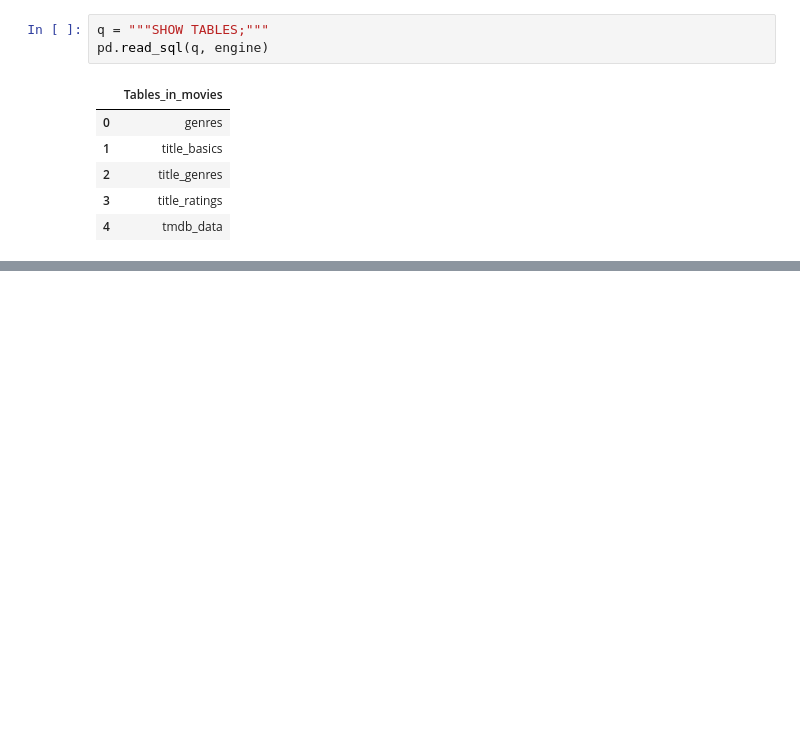
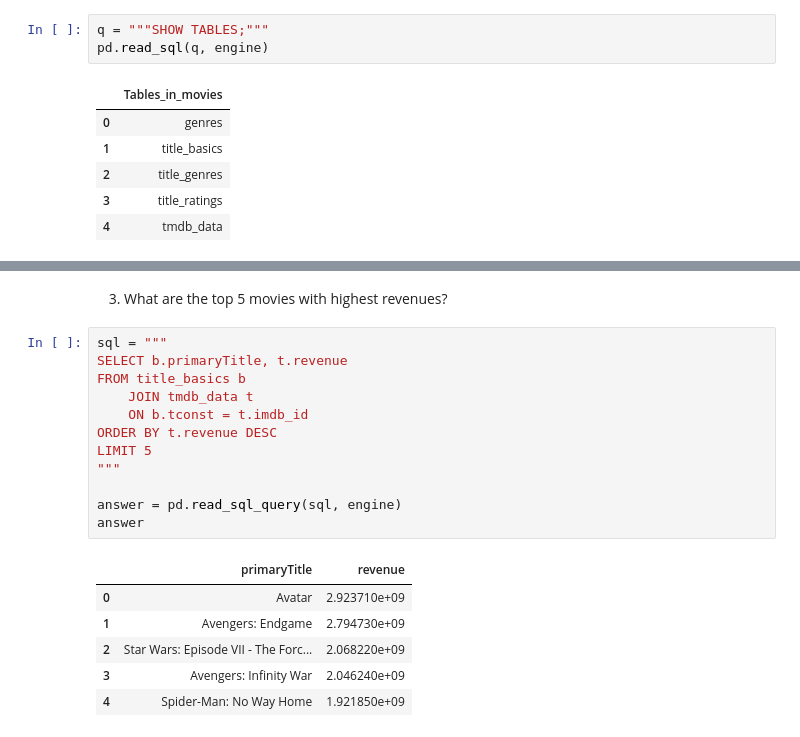
Before and after one commit to daisy-rivera/Movie-Analysis, a Jupyter notebook: Movies Project Pt 3.3 - Create SQL Database.ipynb, the cells around one changed output, grey strips where cells are left out. Saved outputs shown, nothing was run; the diff lists cells and outputs as text; blank space fills up the shorter version.

```diff
--- a/Movies Project Pt 3.3 - Create SQL Database.ipynb
+++ b/Movies Project Pt 3.3 - Create SQL Database.ipynb
@@ -567,0 +625,21 @@ answer.head()
+# %% [markdown]
+3. What are the top 5 movies with highest revenues?
+# %%
+sql = """
+SELECT b.primaryTitle, t.revenue
+FROM title_basics b
+    JOIN tmdb_data t
+    ON b.tconst = t.imdb_id
+ORDER BY t.revenue DESC
+LIMIT 5
+"""
+
+answer = pd.read_sql_query(sql, engine)
+answer
+# %% [output]
+|  | primaryTitle | revenue |
+| 0 | Avatar | 2.923710e+09 |
+| 1 | Avengers: Endgame | 2.794730e+09 |
+| 2 | Star Wars: Episode VII - The Forc... | 2.068220e+09 |
+| 3 | Avengers: Infinity War | 2.046240e+09 |
+| 4 | Spider-Man: No Way Home | 1.921850e+09 |
```
Also changed, not shown: parts of 55 cells of this notebook.
